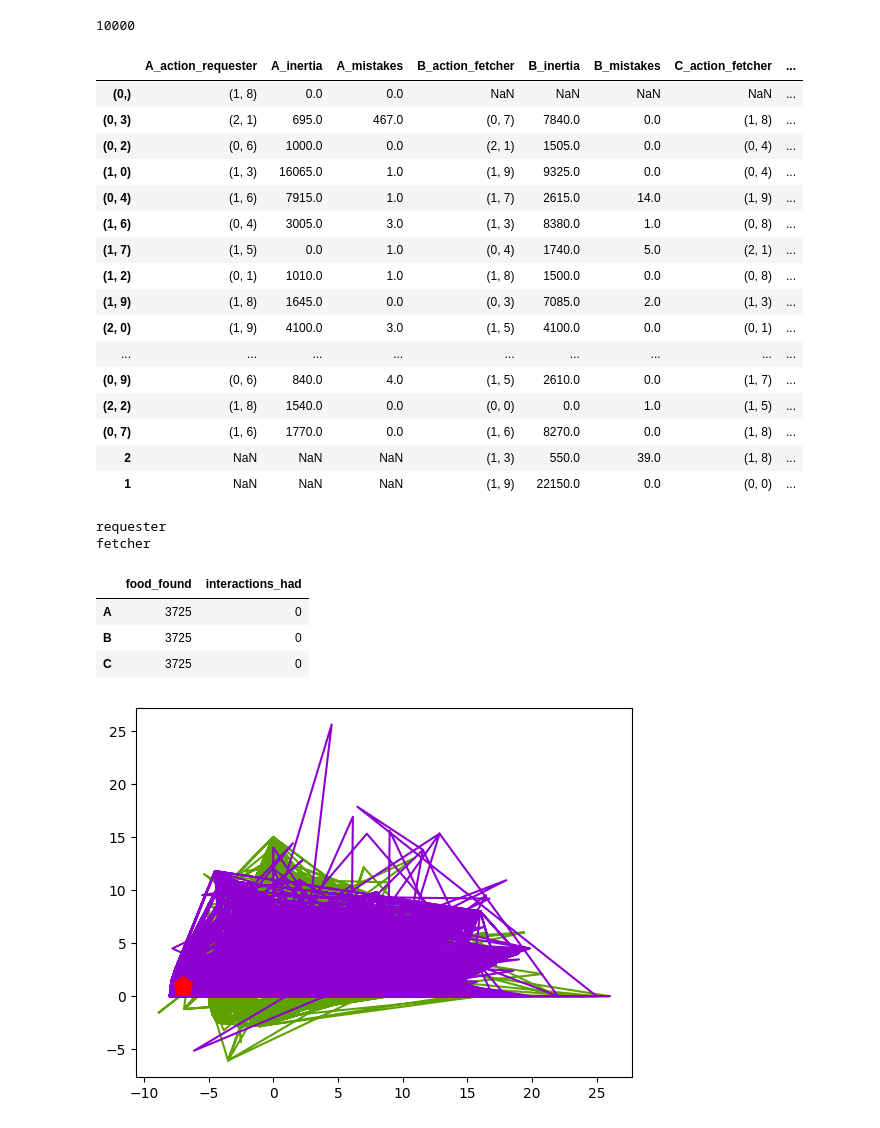
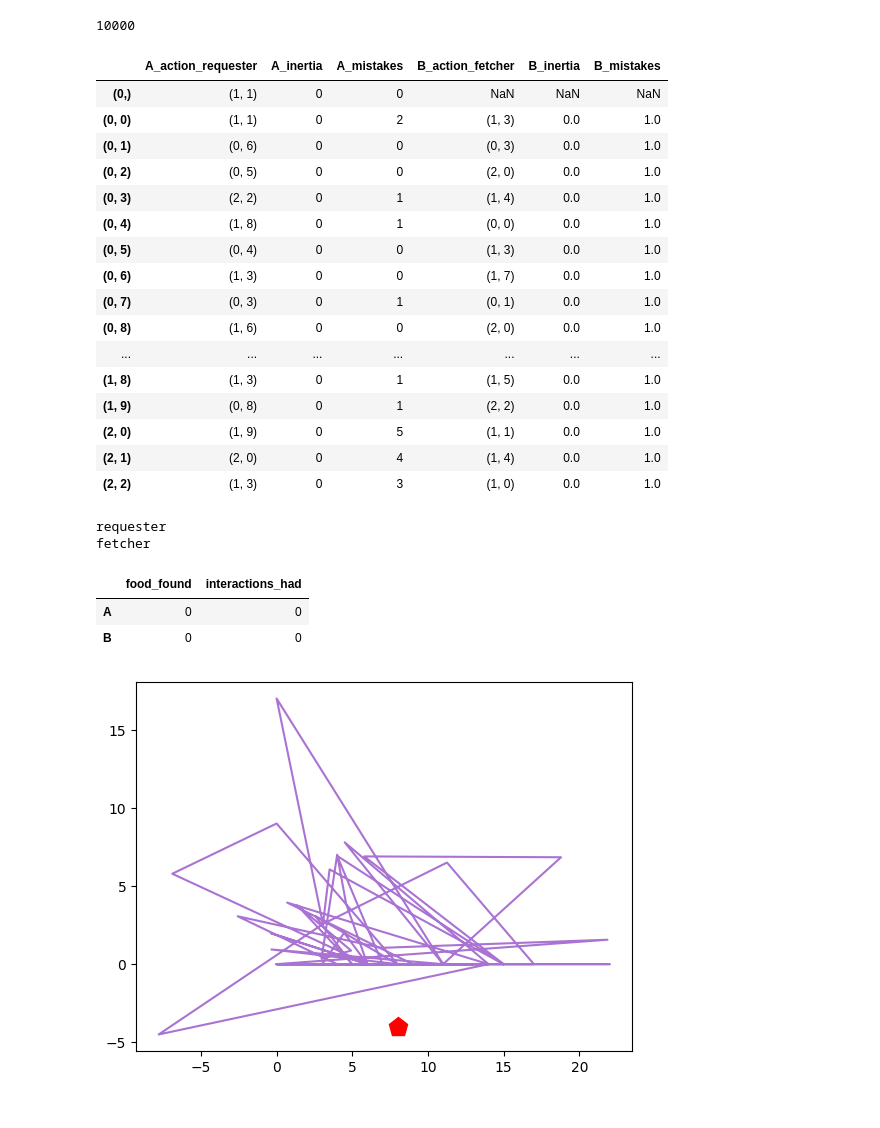
Before and after one commit to Jayordo/thymio_aseba_install, a Jupyter notebook: lang_game_2/runner.ipynb, the cells around one changed output. Saved outputs shown, nothing was run; the diff lists cells and outputs as text; code cells hidden in the pictures.

```diff
--- a/lang_game_2/runner.ipynb
+++ b/lang_game_2/runner.ipynb
@@ -8,7 +8,7 @@ The autoreload extension is already loaded. To reload it, use:
 from game import *
 # %%
 timeout=10000
-amount_of_agents=3
+amount_of_agents=2
 g=Game(timeout,amount_of_agents)
 g.game_loop()
 # %% [output]
@@ -18,23 +18,23 @@ vdf,robdf = g.print_data()
 # %%
 vdf
 # %% [output]
-|  | A_action_requester | A_inertia | A_mistakes | B_action_fetcher | B_inertia | B_mistakes | C_action_fetcher | ... |
-| (0,) | (1, 8) | 0.0 | 0.0 | NaN | NaN | NaN | NaN | ... |
-| (0, 3) | (2, 1) | 695.0 | 467.0 | (0, 7) | 7840.0 | 0.0 | (1, 8) | ... |
-| (0, 2) | (0, 6) | 1000.0 | 0.0 | (2, 1) | 1505.0 | 0.0 | (0, 4) | ... |
-| (1, 0) | (1, 3) | 16065.0 | 1.0 | (1, 9) | 9325.0 | 0.0 | (0, 4) | ... |
-| (0, 4) | (1, 6) | 7915.0 | 1.0 | (1, 7) | 2615.0 | 14.0 | (1, 9) | ... |
-| (1, 6) | (0, 4) | 3005.0 | 3.0 | (1, 3) | 8380.0 | 1.0 | (0, 8) | ... |
-| (1, 7) | (1, 5) | 0.0 | 1.0 | (0, 4) | 1740.0 | 5.0 | (2, 1) | ... |
-| (1, 2) | (0, 1) | 1010.0 | 1.0 | (1, 8) | 1500.0 | 0.0 | (0, 8) | ... |
-| (1, 9) | (1, 8) | 1645.0 | 0.0 | (0, 3) | 7085.0 | 2.0 | (1, 3) | ... |
-| (2, 0) | (1, 9) | 4100.0 | 3.0 | (1, 5) | 4100.0 | 0.0 | (0, 1) | ... |
-| ... | ... | ... | ... | ... | ... | ... | ... | ... |
-| (0, 9) | (0, 6) | 840.0 | 4.0 | (1, 5) | 2610.0 | 0.0 | (1, 7) | ... |
-| (2, 2) | (1, 8) | 1540.0 | 0.0 | (0, 0) | 0.0 | 1.0 | (1, 5) | ... |
-| (0, 7) | (1, 6) | 1770.0 | 0.0 | (1, 6) | 8270.0 | 0.0 | (1, 8) | ... |
-| 2 | NaN | NaN | NaN | (1, 3) | 550.0 | 39.0 | (1, 8) | ... |
-| 1 | NaN | NaN | NaN | (1, 9) | 22150.0 | 0.0 | (0, 0) | ... |
+|  | A_action_requester | A_inertia | A_mistakes | B_action_fetcher | B_inertia | B_mistakes |
+| (0,) | (1, 1) | 0 | 0 | NaN | NaN | NaN |
+| (0, 0) | (1, 1) | 0 | 2 | (1, 3) | 0.0 | 1.0 |
+| (0, 1) | (0, 6) | 0 | 0 | (0, 3) | 0.0 | 1.0 |
+| (0, 2) | (0, 5) | 0 | 0 | (2, 0) | 0.0 | 1.0 |
+| (0, 3) | (2, 2) | 0 | 1 | (1, 4) | 0.0 | 1.0 |
+| (0, 4) | (1, 8) | 0 | 1 | (0, 0) | 0.0 | 1.0 |
+| (0, 5) | (0, 4) | 0 | 0 | (1, 3) | 0.0 | 1.0 |
+| (0, 6) | (1, 3) | 0 | 0 | (1, 7) | 0.0 | 1.0 |
+| (0, 7) | (0, 3) | 0 | 1 | (0, 1) | 0.0 | 1.0 |
+| (0, 8) | (1, 6) | 0 | 0 | (2, 0) | 0.0 | 1.0 |
+| ... | ... | ... | ... | ... | ... | ... |
+| (1, 8) | (1, 3) | 0 | 1 | (1, 5) | 0.0 | 1.0 |
+| (1, 9) | (0, 8) | 0 | 1 | (2, 2) | 0.0 | 1.0 |
+| (2, 0) | (1, 9) | 0 | 5 | (1, 1) | 0.0 | 1.0 |
+| (2, 1) | (2, 0) | 0 | 4 | (1, 4) | 0.0 | 1.0 |
+| (2, 2) | (1, 3) | 0 | 3 | (1, 0) | 0.0 | 1.0 |
 # %%
 print(g.robots[0].role)
 print(g.robots[1].role)
@@ -45,10 +45,9 @@ fetcher
 robdf
 # %% [output]
 |  | food_found | interactions_had |
-| A | 3725 | 0 |
-| B | 3725 | 0 |
-| C | 3725 | 0 |
+| A | 0 | 0 |
+| B | 0 | 0 |
 # %%
-g.plot_robot_paths()
+g.plot_robot_paths(100)
 # %% [output]
-[figure, old version]
+[figure, new version]
```
Also changed, not shown: 1 other file.
